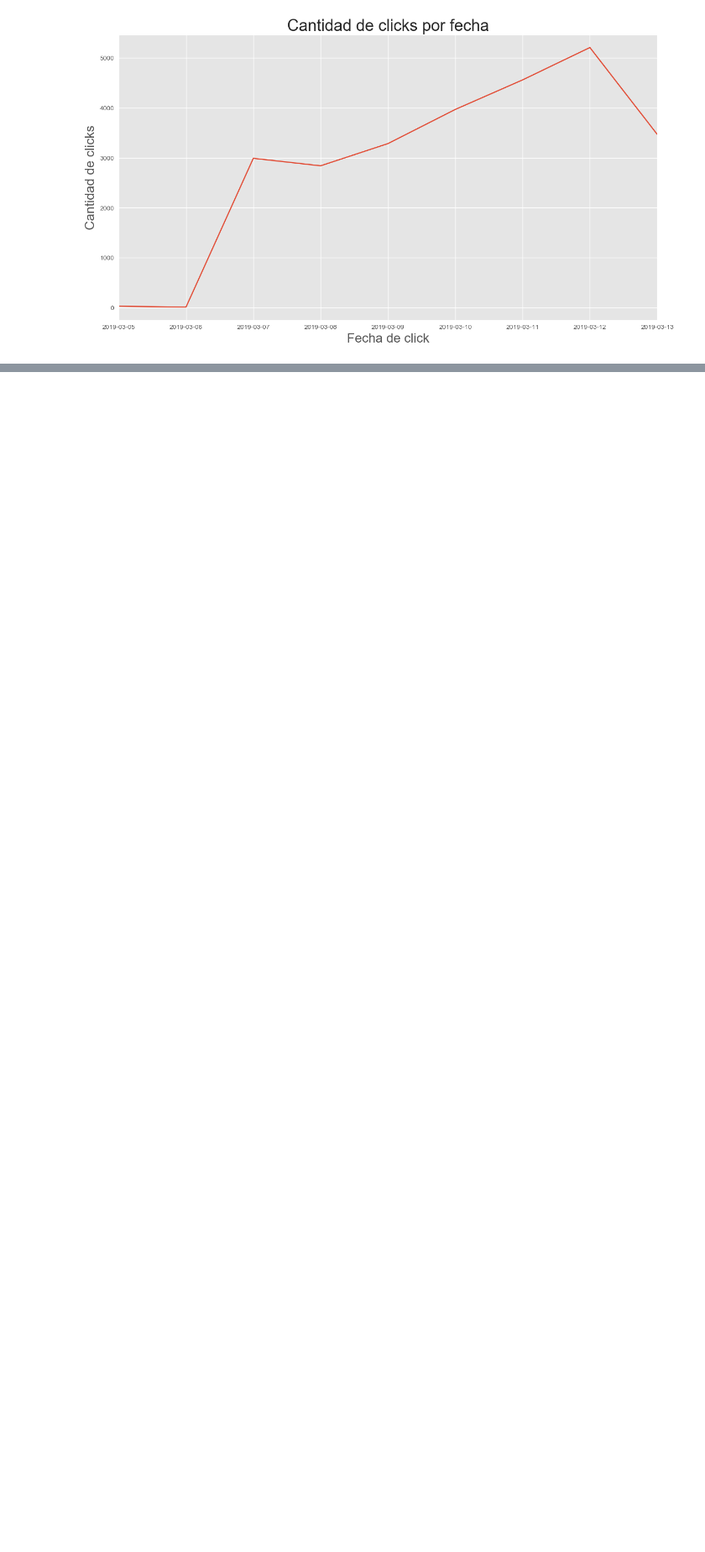
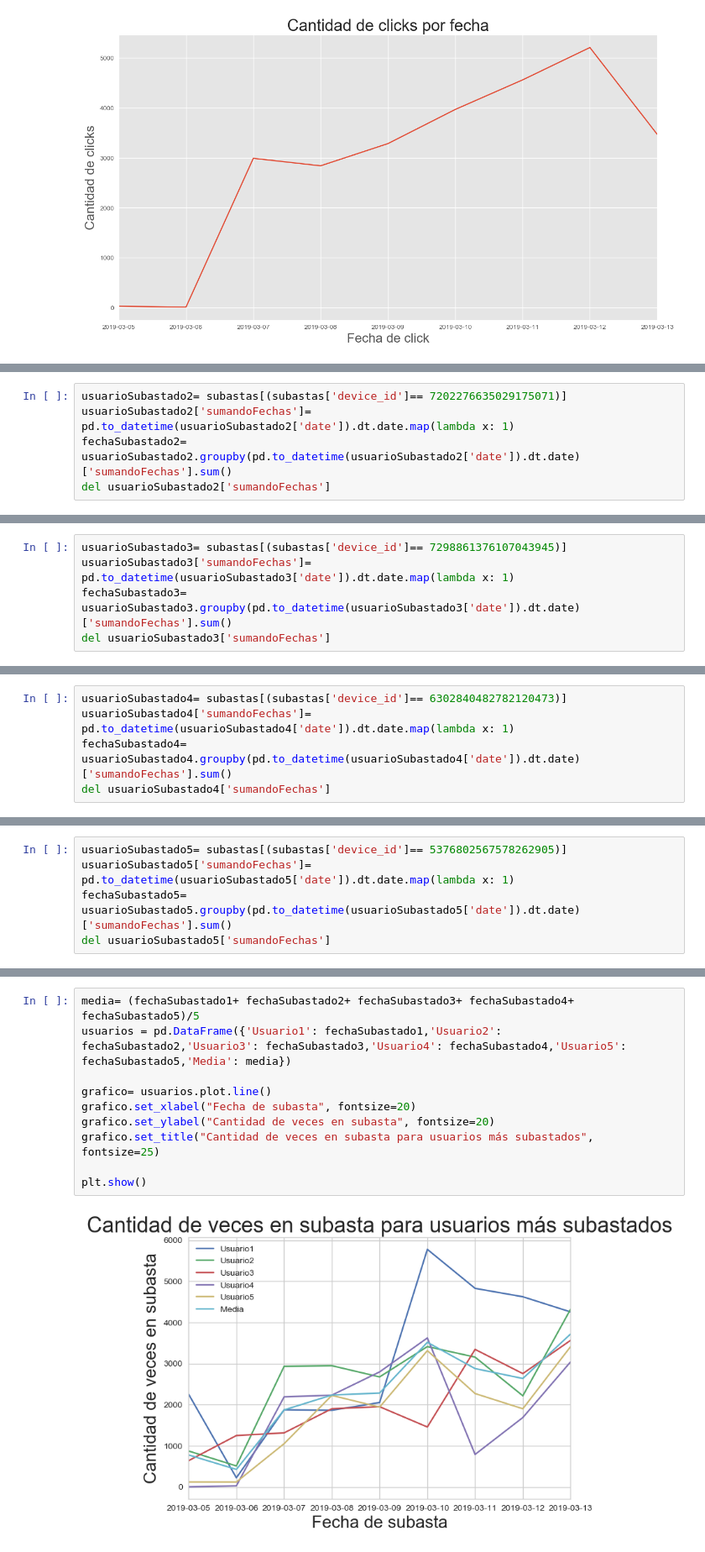
Before and after one commit to LucasCatolino/Organizacion-de-Datos, a Jupyter notebook: Carga de subastas y eventos.ipynb, the cells around one changed output, grey strips where cells are left out. Shown: that part at 84% size. Cells and saved outputs as stored; diff of their text form; blank space fills up the shorter version.

Commit message:
Agrego linea de tiempo de veces en subasta para los usuarios que más aparecen en subastas

```diff
--- a/Carga de subastas y eventos.ipynb
+++ b/Carga de subastas y eventos.ipynb
@@ -249,0 +277,5 @@ De los graficos puede verse que el mejor día para subastas, clicks e instalacio
+# %%
+usuarioSubastado2= subastas[(subastas['device_id']== 7202276635029175071)]
+usuarioSubastado2['sumandoFechas']= pd.to_datetime(usuarioSubastado2['date']).dt.date.map(lambda x: 1)
+fechaSubastado2= usuarioSubastado2.groupby(pd.to_datetime(usuarioSubastado2['date']).dt.date)['sumandoFechas'].sum()
+del usuarioSubastado2['sumandoFechas']
@@ -249,0 +288,5 @@ De los graficos puede verse que el mejor día para subastas, clicks e instalacio
+# %%
+usuarioSubastado3= subastas[(subastas['device_id']== 7298861376107043945)]
+usuarioSubastado3['sumandoFechas']= pd.to_datetime(usuarioSubastado3['date']).dt.date.map(lambda x: 1)
+fechaSubastado3= usuarioSubastado3.groupby(pd.to_datetime(usuarioSubastado3['date']).dt.date)['sumandoFechas'].sum()
+del usuarioSubastado3['sumandoFechas']
@@ -249,0 +299,5 @@ De los graficos puede verse que el mejor día para subastas, clicks e instalacio
+# %%
+usuarioSubastado4= subastas[(subastas['device_id']== 6302840482782120473)]
+usuarioSubastado4['sumandoFechas']= pd.to_datetime(usuarioSubastado4['date']).dt.date.map(lambda x: 1)
+fechaSubastado4= usuarioSubastado4.groupby(pd.to_datetime(usuarioSubastado4['date']).dt.date)['sumandoFechas'].sum()
+del usuarioSubastado4['sumandoFechas']
@@ -249,0 +310,5 @@ De los graficos puede verse que el mejor día para subastas, clicks e instalacio
+# %%
+usuarioSubastado5= subastas[(subastas['device_id']== 5376802567578262905)]
+usuarioSubastado5['sumandoFechas']= pd.to_datetime(usuarioSubastado5['date']).dt.date.map(lambda x: 1)
+fechaSubastado5= usuarioSubastado5.groupby(pd.to_datetime(usuarioSubastado5['date']).dt.date)['sumandoFechas'].sum()
+del usuarioSubastado5['sumandoFechas']
@@ -249,0 +321,12 @@ De los graficos puede verse que el mejor día para subastas, clicks e instalacio
+# %%
+media= (fechaSubastado1+ fechaSubastado2+ fechaSubastado3+ fechaSubastado4+ fechaSubastado5)/5
+usuarios = pd.DataFrame({'Usuario1': fechaSubastado1,'Usuario2': fechaSubastado2,'Usuario3': fechaSubastado3,'Usuario4': fechaSubastado4,'Usuario5': fechaSubastado5,'Media': media})
+
+grafico= usuarios.plot.line()
+grafico.set_xlabel("Fecha de subasta", fontsize=20)
+grafico.set_ylabel("Cantidad de veces en subasta", fontsize=20)
+grafico.set_title("Cantidad de veces en subasta para usuarios más subastados", fontsize=25)
+
+plt.show()
+# %% [output]
+[figure, added]
```
Also changed, not shown: parts of 10 cells of this notebook, 2 other files.
